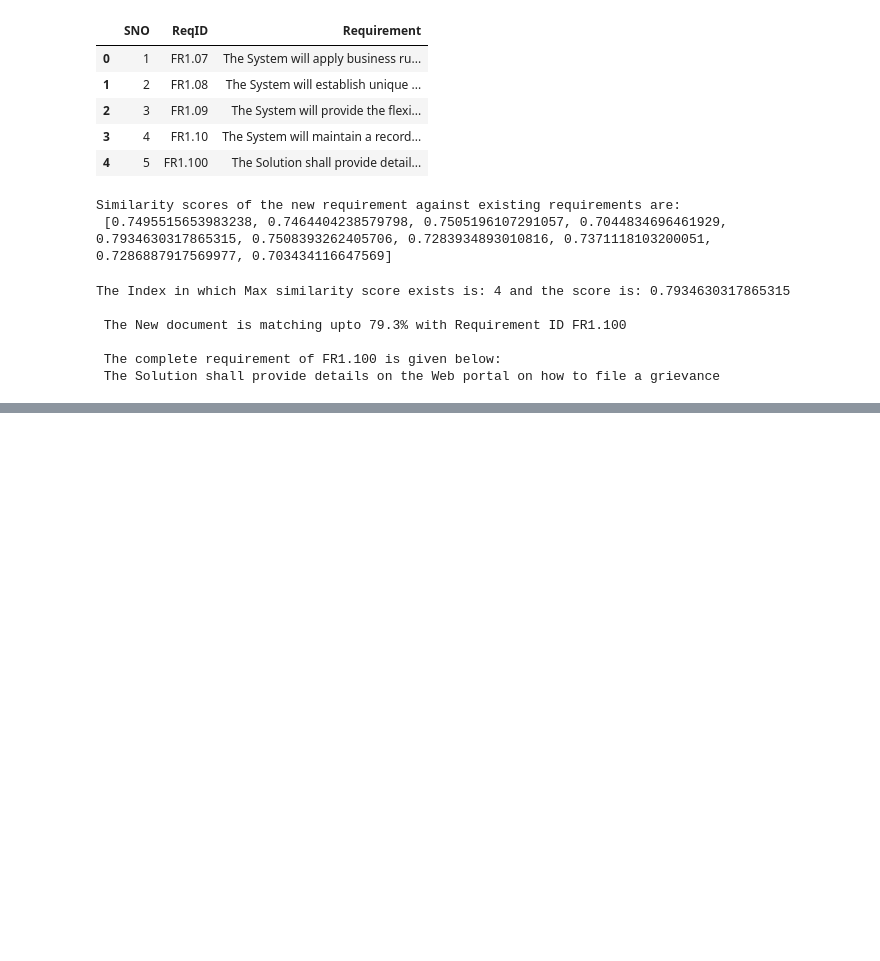
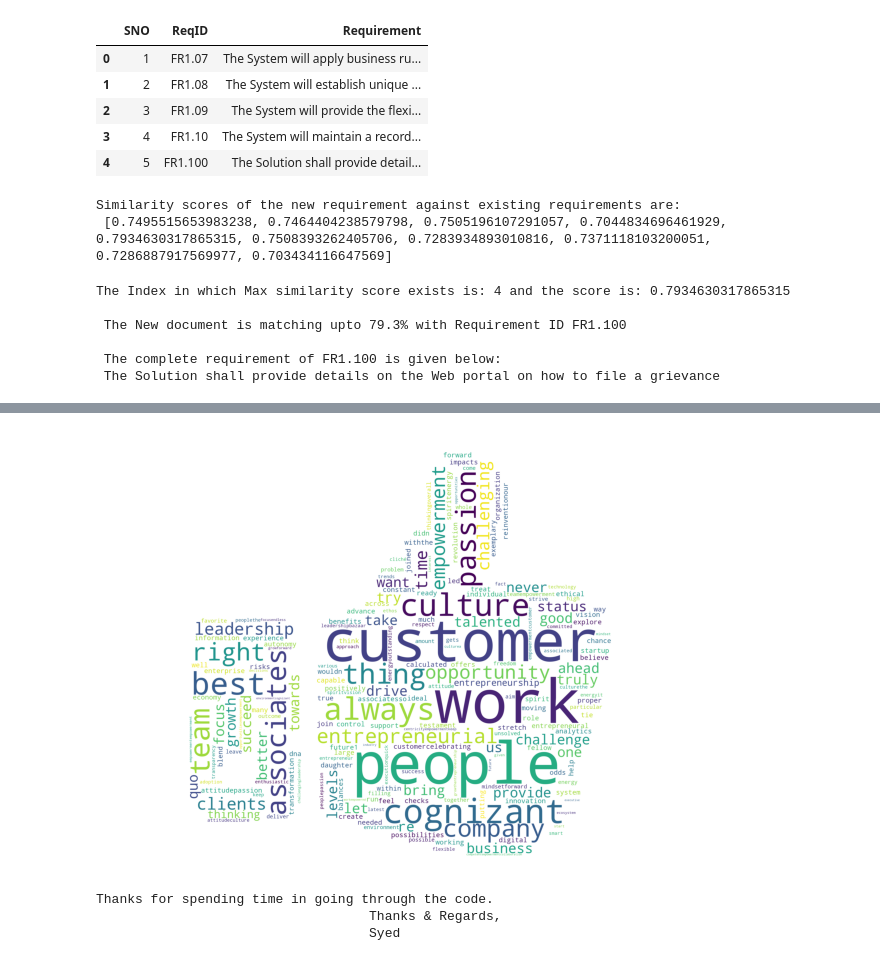
Before and after one commit to sathar01/NLP-Challenges, a Jupyter notebook: NLP Challenges.ipynb, the cells around one changed output, grey strips where cells are left out. Cells and saved outputs as stored; diff of their text form; code cells hidden in the pictures; blank space fills up the shorter version.

```diff
--- a/NLP Challenges.ipynb
+++ b/NLP Challenges.ipynb
@@ -301,0 +364,25 @@ The Index in which Max similarity score exists is: 4 and the score is: 0.7934630
+# %%
+# Uploading Shape for word cloud
+mask = np.array(Image.open('upvote.png'))
+# %%
+# Word Cloud by avoiding more than 1 tokens - to avoid duplicates
+# Custom shape cloud
+wordcloud = WordCloud(width = 1000, height = 450, mask=mask,
+                background_color ='white', stopwords=STOPWORDS, collocations = False,
+                min_font_size = 10).generate(comments)
+
+# plot the WordCloud image
+plt.figure(figsize = (8, 8), facecolor = None)
+plt.imshow(wordcloud)
+plt.axis("off")
+plt.tight_layout(pad = 0)
+
+plt.show();
+# %% [output]
+[figure, added]
+# %%
+print(f"Thanks for spending time in going through the code.\n                                   Thanks & Regards, \n                                   {Author}")
+# %% [output]
+Thanks for spending time in going through the code.
+                                   Thanks & Regards,
+                                   Syed
```
Also changed, not shown: parts of 8 cells of this notebook.
